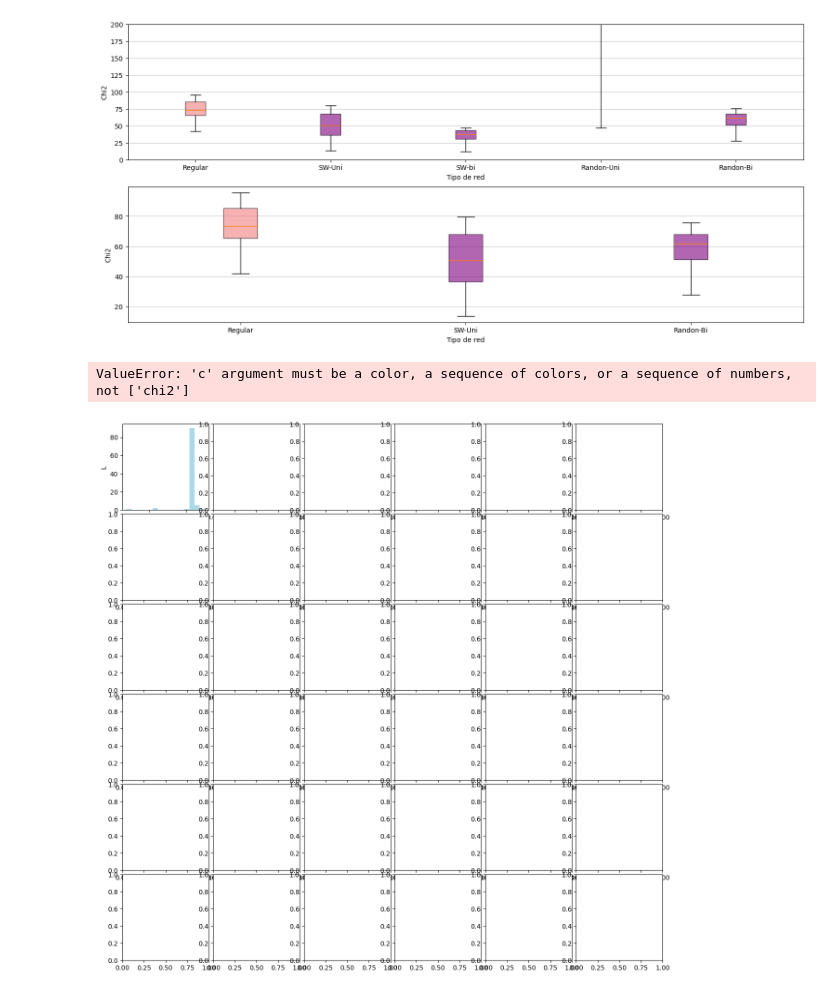
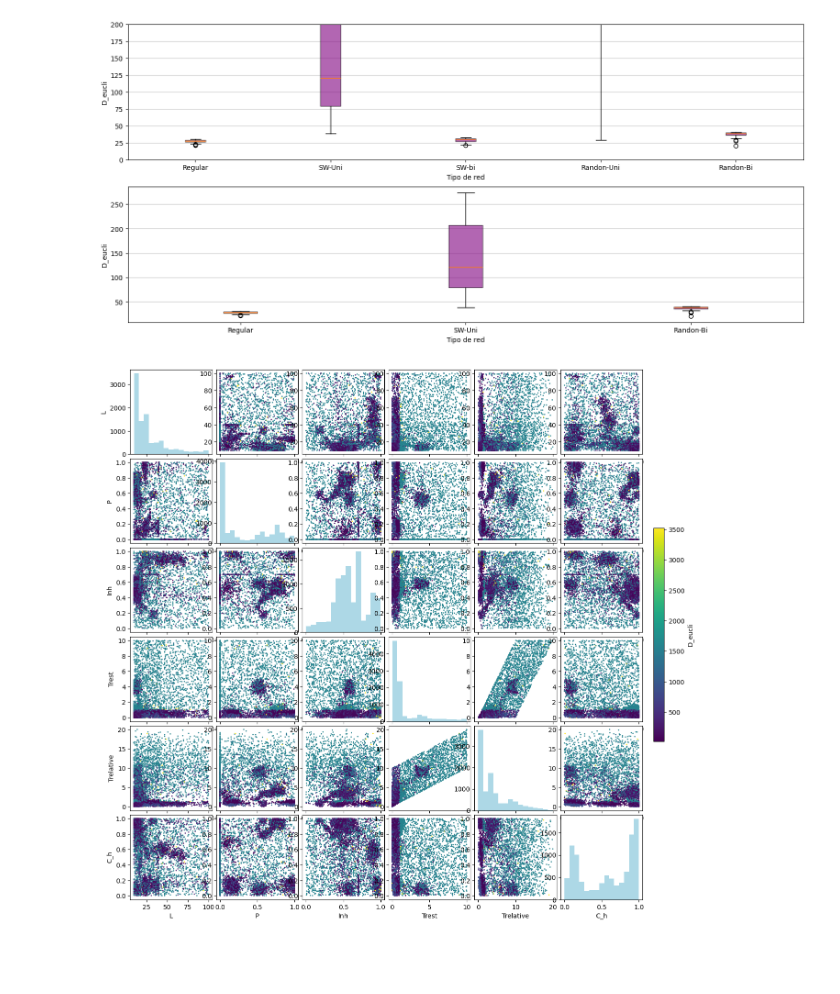
Before and after one commit to juanmillan03/Tesis-CA, a Jupyter notebook: Codigos/V9/Data_base.ipynb, the cells around one changed output. Cells and saved outputs as stored; diff of their text form; code cells hidden in the pictures; blank space fills up the shorter version.

```diff
--- a/Codigos/V9/Data_base.ipynb
+++ b/Codigos/V9/Data_base.ipynb
@@ -6,11 +6,11 @@ import seaborn as sns
 from sklearn.preprocessing import StandardScaler
 # %%
 # Cargar el archivo de resultados en un DataFrame de Pandas
-df = pd.read_csv("resultados_F.txt", sep="\t")
+df = pd.read_csv("resultados_C.txt", sep="\t")
 print(len(df))
 # Mostrar las primeras filas del DataFrame
 df.head()
 
-New_df = df[["L","P","Inh","Trest","Trelative","C_h","Tipo_red","chi2"]]
+New_df = df[["L","P","Inh","Trest","Trelative","C_h","Tipo_red","D_eucli"]]
 New_df.head()
 # %% [output]
@@ -96,59 +175,61 @@ plt.grid(axis='y', alpha=0.75)
 plt.figure(figsize=(18, 8))
 
 plt.subplot(2, 1, 1)
-plt.boxplot(T0["chi2"], patch_artist=True, boxprops=dict(facecolor='lightcoral', alpha=0.6), labels=['0'])  # Asignar etiqueta para P
-plt.boxplot(T1["chi2"], patch_artist=True, boxprops=dict(facecolor='purple', alpha=0.6), positions=[2])  # Asignar etiqueta para Inh, en posición 2
-plt.boxplot(T2["chi2"], patch_artist=True, boxprops=dict(facecolor='purple', alpha=0.6), positions=[3])  # Asignar etiqueta para Inh, en posición 2
-plt.boxplot(T3["chi2"], patch_artist=True, boxprops=dict(facecolor='purple', alpha=0.6), positions=[4])  # Asignar etiqueta para Inh, en posición 2
-plt.boxplot(T4["chi2"], patch_artist=True, boxprops=dict(facecolor='purple', alpha=0.6), positions=[5])  # Asignar etiqueta para Inh, en posición 2
-plt.ylabel('Chi2')
+plt.boxplot(T0["D_eucli"], patch_artist=True, boxprops=dict(facecolor='lightcoral', alpha=0.6), labels=['0'])  # Asignar etiqueta para P
+plt.boxplot(T1["D_eucli"], patch_artist=True, boxprops=dict(facecolor='purple', alpha=0.6), positions=[2])  # Asignar etiqueta para Inh, en posición 2
+plt.boxplot(T2["D_eucli"], patch_artist=True, boxprops=dict(facecolor='purple', alpha=0.6), positions=[3])  # Asignar etiqueta para Inh, en posición 2
+plt.boxplot(T3["D_eucli"], patch_artist=True, boxprops=dict(facecolor='purple', alpha=0.6), positions=[4])  # Asignar etiqueta para Inh, en posición 2
+plt.boxplot(T4["D_eucli"], patch_artist=True, boxprops=dict(facecolor='purple', alpha=0.6), positions=[5])  # Asignar etiqueta para Inh, en posición 2
+plt.ylabel('D_eucli')
 plt.xlabel('Tipo de red')
 plt.ylim(0,200)
 plt.xticks([1, 2,3,4,5], ['Regular', 'SW-Uni', 'SW-bi', 'Randon-Uni', 'Randon-Bi'])  # Asignar etiquetas a los ticks del eje x
 plt.grid(axis='y', alpha=0.75)
 
 plt.subplot(2, 1, 2)
-plt.boxplot(T0["chi2"], patch_artist=True, boxprops=dict(facecolor='lightcoral', alpha=0.6), labels=['0'])  # Asignar etiqueta para P
-plt.boxplot(T1["chi2"], patch_artist=True, boxprops=dict(facecolor='purple', alpha=0.6), positions=[2])  # Asignar etiqueta para Inh, en posición 2
-plt.boxplot(T4["chi2"], patch_artist=True, boxprops=dict(facecolor='purple', alpha=0.6), positions=[3])  # Asignar etiqueta para Inh, en posición 2
-plt.ylabel('Chi2')
+plt.boxplot(T0["D_eucli"], patch_artist=True, boxprops=dict(facecolor='lightcoral', alpha=0.6), labels=['0'])  # Asignar etiqueta para P
+plt.boxplot(T1["D_eucli"], patch_artist=True, boxprops=dict(facecolor='purple', alpha=0.6), positions=[2])  # Asignar etiqueta para Inh, en posición 2
+plt.boxplot(T4["D_eucli"], patch_artist=True, boxprops=dict(facecolor='purple', alpha=0.6), positions=[3])  # Asignar etiqueta para Inh, en posición 2
+plt.ylabel('D_eucli')
 plt.xlabel('Tipo de red')
 plt.xticks([1,2,3], ['Regular', 'SW-Uni' ,'Randon-Bi'])  # Asignar etiquetas a los ticks del eje x
 plt.grid(axis='y', alpha=0.75)
 # %% [output]
-[figure, old version]
+[figure, new version]
 # %%
 import seaborn as sns
 import matplotlib.pyplot as plt
 
-# Specify the variables you want to plot
-variables = ["L", "P", "Inh", "Trest", "Trelative", "C_h"]  # Add all relevant columns
-chi2_values = ["chi2"]
+# Variables de ejemplo (asegúrate de que T1 tenga estas columnas)
+variables = ["L", "P", "Inh", "Trest", "Trelative", "C_h"]  # Columnas relevantes
+D_eucli_values = New_df["D_eucli"]  # Suponiendo que 'D_eucli' es una columna del DataFrame T1
 
-# Create the pairplot manually with color mapped to chi2
+# Crear subgráficos
 fig, axes = plt.subplots(len(variables), len(variables), figsize=(15, 15))
 fig.subplots_adjust(hspace=0.05, wspace=0.05)
 
 for i, var1 in enumerate(variables):
     for j, var2 in enumerate(variables):
         if i == j:
-            # Diagonal: histograms for each variable
-            axes[i, j].hist(T1[var1], bins=15, color='lightblue')
+            # Diagonal: histogramas para cada variable
+            axes[i, j].hist(New_df[var1], bins=15, color='lightblue')
             axes[i, j].set_xlabel(var1)
-            axes[i, j].set_ylabel(var2)
         else:
-            # Off-diagonal: scatter plots with color mapped to chi2
-            scatter = axes[i, j].scatter(T1[var2], T1[var1],s=1, c=chi2_values, cmap='viridis')
-            if j == 0:
-                axes[i, j].set_ylabel(var1)
-            if i == len(variables) - 1:
-                axes[i, j].set_xlabel(var2)
+            # Fuera de la diagonal: scatter plots con colores mapeados a D_eucli
+            scatter = axes[i, j].scatter(
+                New_df[var2], New_df[var1],
+                s=1, c=D_eucli_values, cmap='viridis'
+            )
+        # Etiquetas en los márgenes
+        if j == 0:
+            axes[i, j].set_ylabel(var1)
+        if i == len(variables) - 1:
+            axes[i, j].set_xlabel(var2)
 
-# Add colorbar for chi2 values
+# Barra de color para D_eucli
 cbar = fig.colorbar(scatter, ax=axes, orientation='vertical', fraction=0.02, pad=0.02)
-cbar.set_label('chi2')
+cbar.set_label('D_eucli')
 
 plt.show()
 # %% [output]
-ValueError: 'c' argument must be a color, a sequence of colors, or a sequence of numbers, not ['chi2']
-[figure, old version]
+[figure, new version]
```
Also changed, not shown: parts of 11 cells of this notebook, 18 other files.
